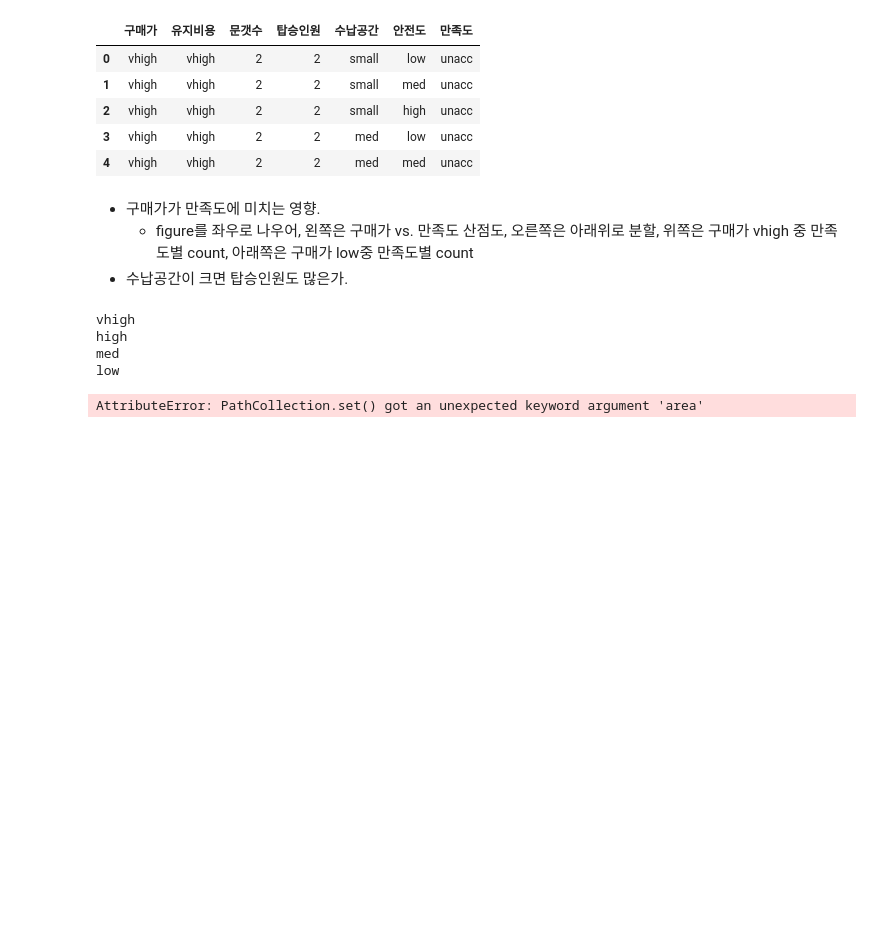
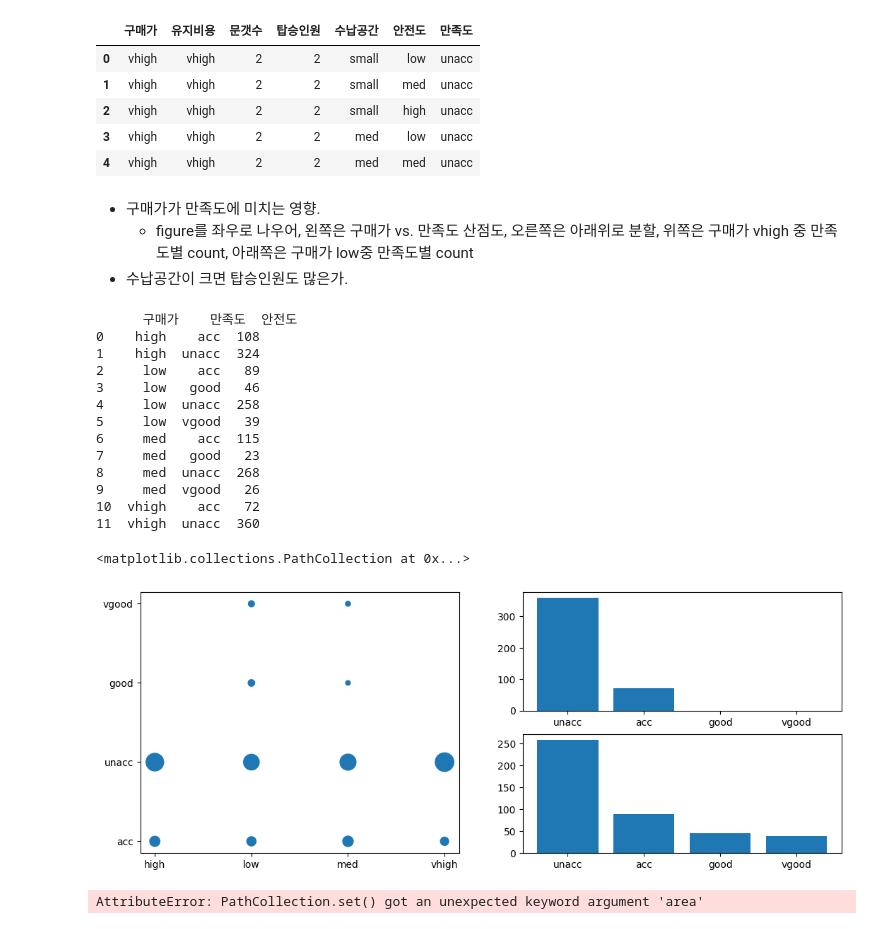
Before and after one commit to dlgustn376/-AWS-_Python_Study, a Jupyter notebook: Day24_car_eval.ipynb, the cells around one changed output. Cells and saved outputs as stored; diff of their text form; code cells hidden in the pictures; blank space fills up the shorter version.

```diff
--- a/Day24_careval.ipynb
+++ b/Day24_car_eval.ipynb
@@ -29,14 +29,55 @@ dtype: object
 * 구매가가 만족도에 미치는 영향.
     - figure를 좌우로 나우어, 왼쪽은 구매가 vs. 만족도 산점도, 오른쪽은 아래위로 분할, 위쪽은 구매가 vhigh  중 만족도별 count, 아래쪽은 구매가 low중 만족도별 count
 * 수납공간이 크면 탑승인원도 많은가.
-# %%
-for e in pd_data['구매가'].unique():
-    print(e)
-# %% [output]
-vhigh
-high
-med
-low
+# %%
+fig = plt.figure(figsize=(6.4*2,4.8))
+left = fig.add_subplot(1,2,1)
+
+# left.scatter(pd_data['구매가'], pd_data['만족도'], s=200)
+
+
+right_top = fig.add_subplot(2,2,2)
+filter1 = pd_data['구매가']=='vhigh'
+s1 = pd_data.loc[filter1, '만족도'].value_counts()
+s2 = pd.Series(list(s1.values)+[0,0], index=['unacc','acc', 'good', 'vgood'])
+right_top.bar(s2.index, s2)
+# print(s2)
+# print(s1.values)
+
+
+right_bot = fig.add_subplot(2,2,4)
+filter1 = pd_data['구매가']=='low'
+s1 = pd_data.loc[filter1, '만족도'].value_counts()
+right_bot.bar(s1.index, s1)
+
+from pandas.api.types import CategoricalDtype
+
+price_category = CategoricalDtype(categories=["low","med","high","vhigh"], ordered=True)
+eval_category = CategoricalDtype(categories=["unacc","acc", "good", "vgood"], ordered=True)
+
+g1 = pd_data.groupby(['구매가','만족도'])
+s3 = g1['안전도'].count()
+s3 = s3.reset_index()
+s3['구매가'] = s3['구매가'].astype(price_category)
+s3['만족도'] = s3['만족도'].astype(eval_category)
+print(s3)
+left.scatter(s3['구매가'], s3['만족도'], s=s3['안전도'])
+# %% [output]
+      구매가    만족도  안전도
+0    high    acc  108
+1    high  unacc  324
+2     low    acc   89
+3     low   good   46
+4     low  unacc  258
+5     low  vgood   39
+6     med    acc  115
+7     med   good   23
+8     med  unacc  268
+9     med  vgood   26
+10  vhigh    acc   72
+11  vhigh  unacc  360
+<matplotlib.collections.PathCollection at 0x...>
+[figure, added]
 # %%
 fig = plt.figure(layout='tight', figsize=(6.4*3,4.8*3))
 line_axe = fig.add_subplot(1,2,1)
```
Also changed, not shown: parts of 1 cell of this notebook, 4 other files.
